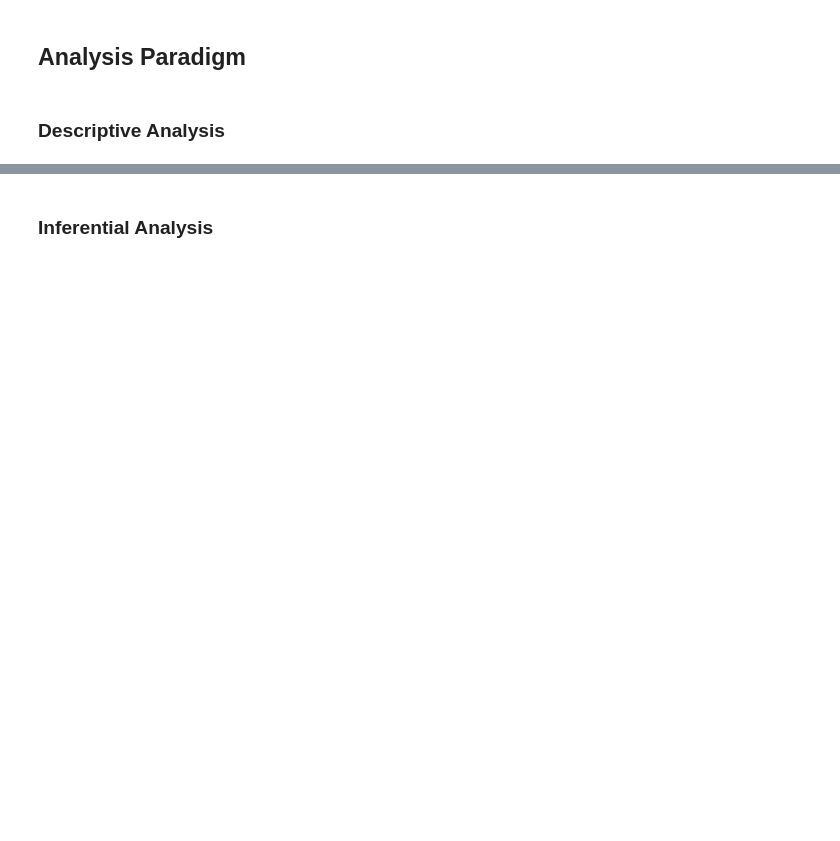
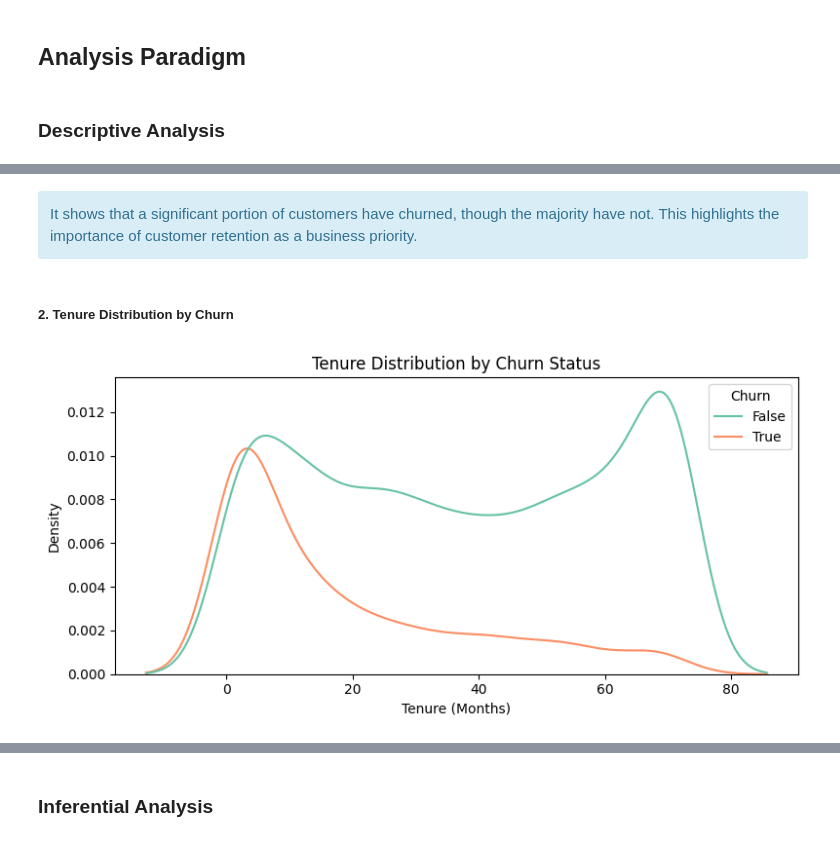
Before and after one commit to Christian-Chrata/Telco-Customer-Churn, a Jupyter notebook: Telco Customer Churn.ipynb, the cells around one changed output, grey strips where cells are left out. Saved outputs shown, nothing was run; the diff lists cells and outputs as text; code cells hidden in the pictures; blank space fills up the shorter version.

```diff
--- a/Telco Customer Churn.ipynb
+++ b/Telco Customer Churn.ipynb
@@ -1205,0 +784,14 @@ df.sample(5)
+# %% [markdown]
+<div class="alert alert-info" role="alert">It shows that a significant portion of customers have churned, though the majority have not. This highlights the importance of customer retention as a business priority.</div>
+# %% [markdown]
+##### 2. Tenure Distribution by Churn
+# %%
+plt.figure(figsize=(8, 4))
+sns.kdeplot(data=df, x="tenure", hue="Churn", palette='Set2')
+plt.title("Tenure Distribution by Churn Status")
+plt.xlabel("Tenure (Months)")
+plt.ylabel("Density")
+plt.tight_layout()
+plt.show()
+# %% [output]
+[figure, added]
```
Also changed, not shown: parts of 93 cells of this notebook, 1 other file.
